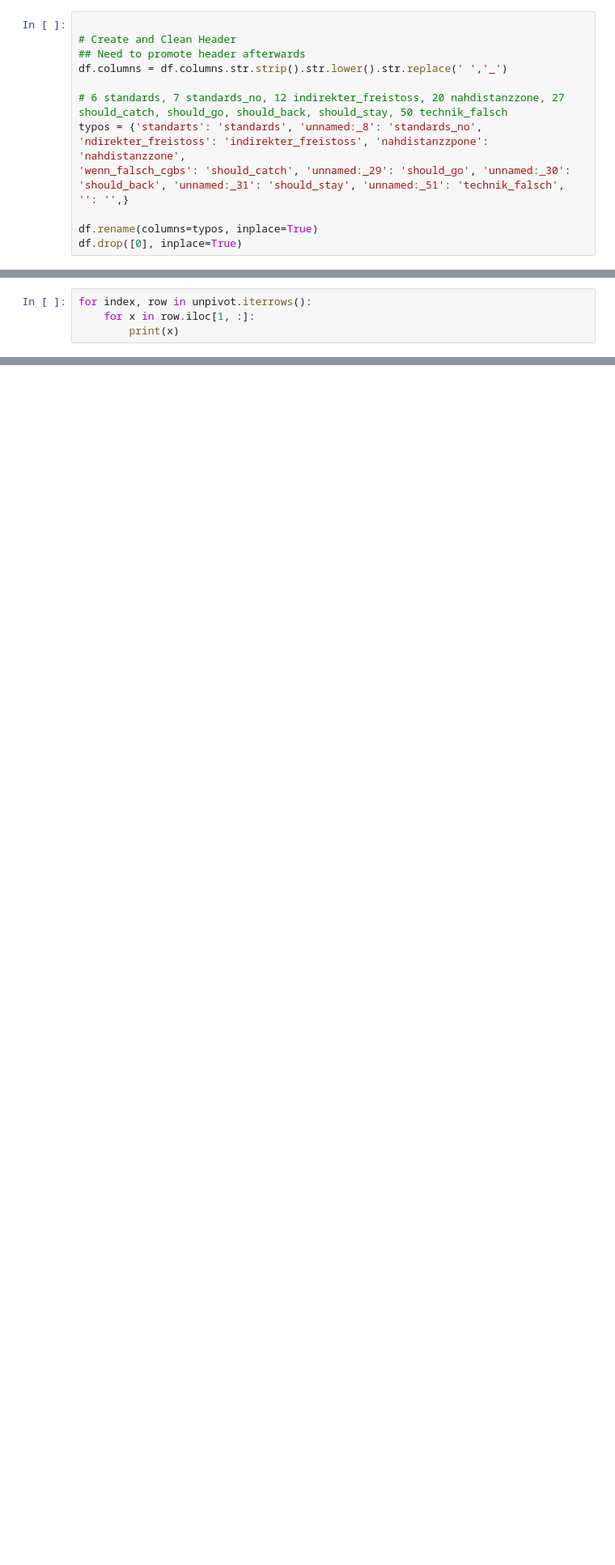
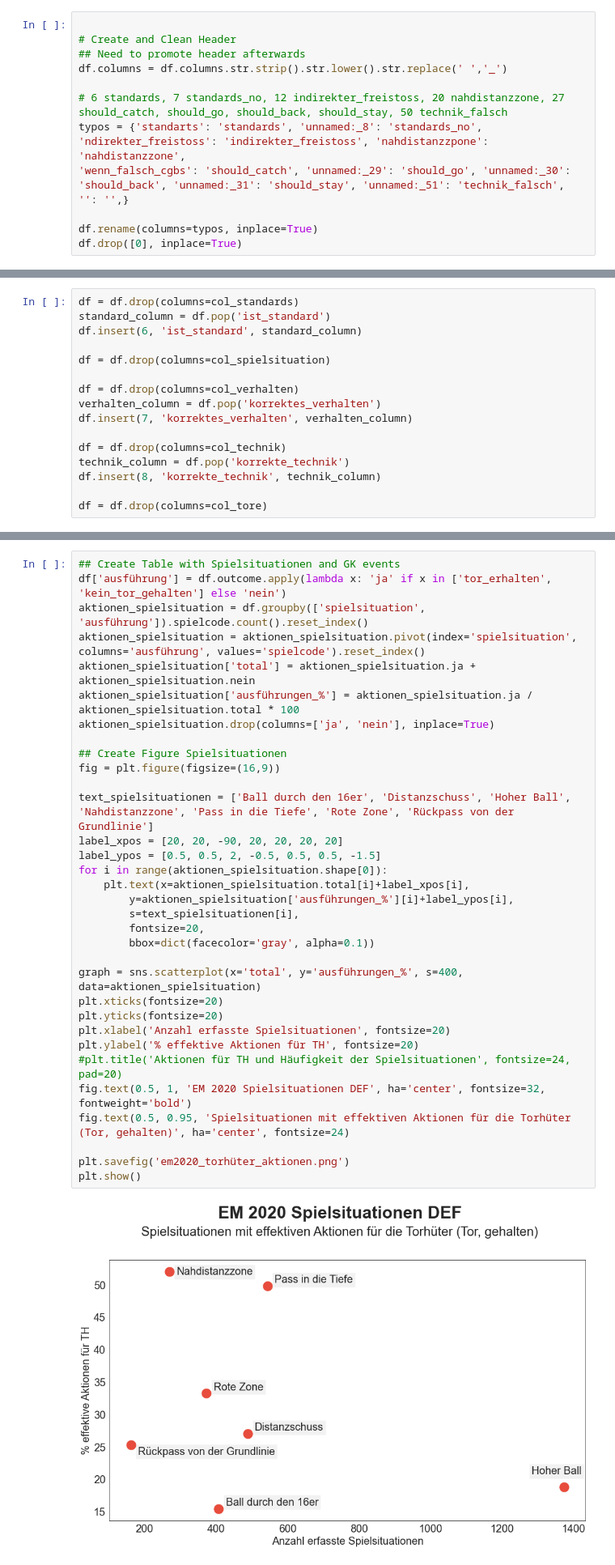
Before and after one commit to keepertrainer78698/youth-base, a Jupyter notebook: goalkeeping/euro2020/sfv-analysis.ipynb, the cells around one changed output, grey strips where cells are left out. Shown at 81% size. Cells and saved outputs as stored; diff of their text form; blank space fills up the shorter version.

```diff
--- a/goalkeeping/euro2020/sfv-analysis.ipynb
+++ b/goalkeeping/euro2020/sfv-analysis.ipynb
@@ -107,4 +121,0 @@ dtype: object
-# %%
-for index, row in unpivot.iterrows():
-    for x in row.iloc[1, :]:
-        print(x)
@@ -202,0 +122,16 @@ print(df.head(5))
+# %%
+df = df.drop(columns=col_standards)
+standard_column = df.pop('ist_standard')
+df.insert(6, 'ist_standard', standard_column)
+
+df = df.drop(columns=col_spielsituation)
+
+df = df.drop(columns=col_verhalten)
+verhalten_column = df.pop('korrektes_verhalten')
+df.insert(7, 'korrektes_verhalten', verhalten_column)
+
+df = df.drop(columns=col_technik)
+technik_column = df.pop('korrekte_technik')
+df.insert(8, 'korrekte_technik', technik_column)
+
+df = df.drop(columns=col_tore)
@@ -202,0 +160,35 @@ print(df.head(5))
+# %%
+## Create Table with Spielsituationen and GK events
+df['ausführung'] = df.outcome.apply(lambda x: 'ja' if x in ['tor_erhalten', 'kein_tor_gehalten'] else 'nein')
+aktionen_spielsituation = df.groupby(['spielsituation', 'ausführung']).spielcode.count().reset_index()
+aktionen_spielsituation = aktionen_spielsituation.pivot(index='spielsituation', columns='ausführung', values='spielcode').reset_index()
+aktionen_spielsituation['total'] = aktionen_spielsituation.ja + aktionen_spielsituation.nein
+aktionen_spielsituation['ausführungen_%'] = aktionen_spielsituation.ja / aktionen_spielsituation.total * 100
+aktionen_spielsituation.drop(columns=['ja', 'nein'], inplace=True)
+
+## Create Figure Spielsituationen
+fig = plt.figure(figsize=(16,9))
+
+text_spielsituationen = ['Ball durch den 16er', 'Distanzschuss', 'Hoher Ball', 'Nahdistanzzone', 'Pass in die Tiefe', 'Rote Zone', 'Rückpass von der Grundlinie']
+label_xpos = [20, 20, -90, 20, 20, 20, 20]
+label_ypos = [0.5, 0.5, 2, -0.5, 0.5, 0.5, -1.5]
+for i in range(aktionen_spielsituation.shape[0]):
+    plt.text(x=aktionen_spielsituation.total[i]+label_xpos[i],
+        y=aktionen_spielsituation['ausführungen_%'][i]+label_ypos[i],
+        s=text_spielsituationen[i],
+        fontsize=20,
+        bbox=dict(facecolor='gray', alpha=0.1))
+
+graph = sns.scatterplot(x='total', y='ausführungen_%', s=400, data=aktionen_spielsituation)
+plt.xticks(fontsize=20)
+plt.yticks(fontsize=20)
+plt.xlabel('Anzahl erfasste Spielsituationen', fontsize=20)
+plt.ylabel('% effektive Aktionen für TH', fontsize=20)
+#plt.title('Aktionen für TH und Häufigkeit der Spielsituationen', fontsize=24, pad=20)
+fig.text(0.5, 1, 'EM 2020 Spielsituationen DEF', ha='center', fontsize=32, fontweight='bold')
+fig.text(0.5, 0.95, 'Spielsituationen mit effektiven Aktionen für die Torhüter (Tor, gehalten)', ha='center', fontsize=24)
+
+plt.savefig('em2020_torhüter_aktionen.png')
+plt.show()
+# %% [output]
+[figure, added]
```
Also changed, not shown: parts of 28 cells of this notebook, 3 other files.
